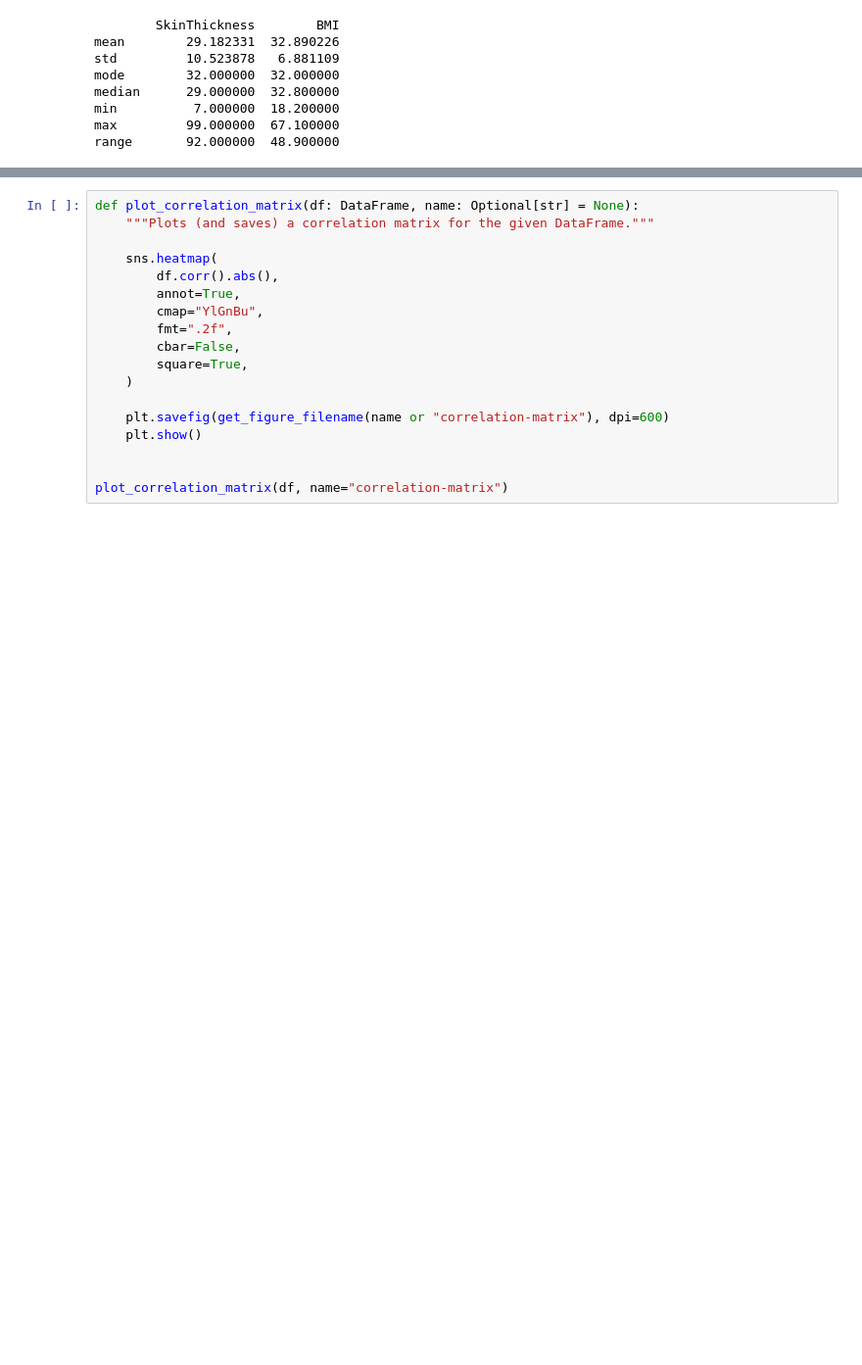
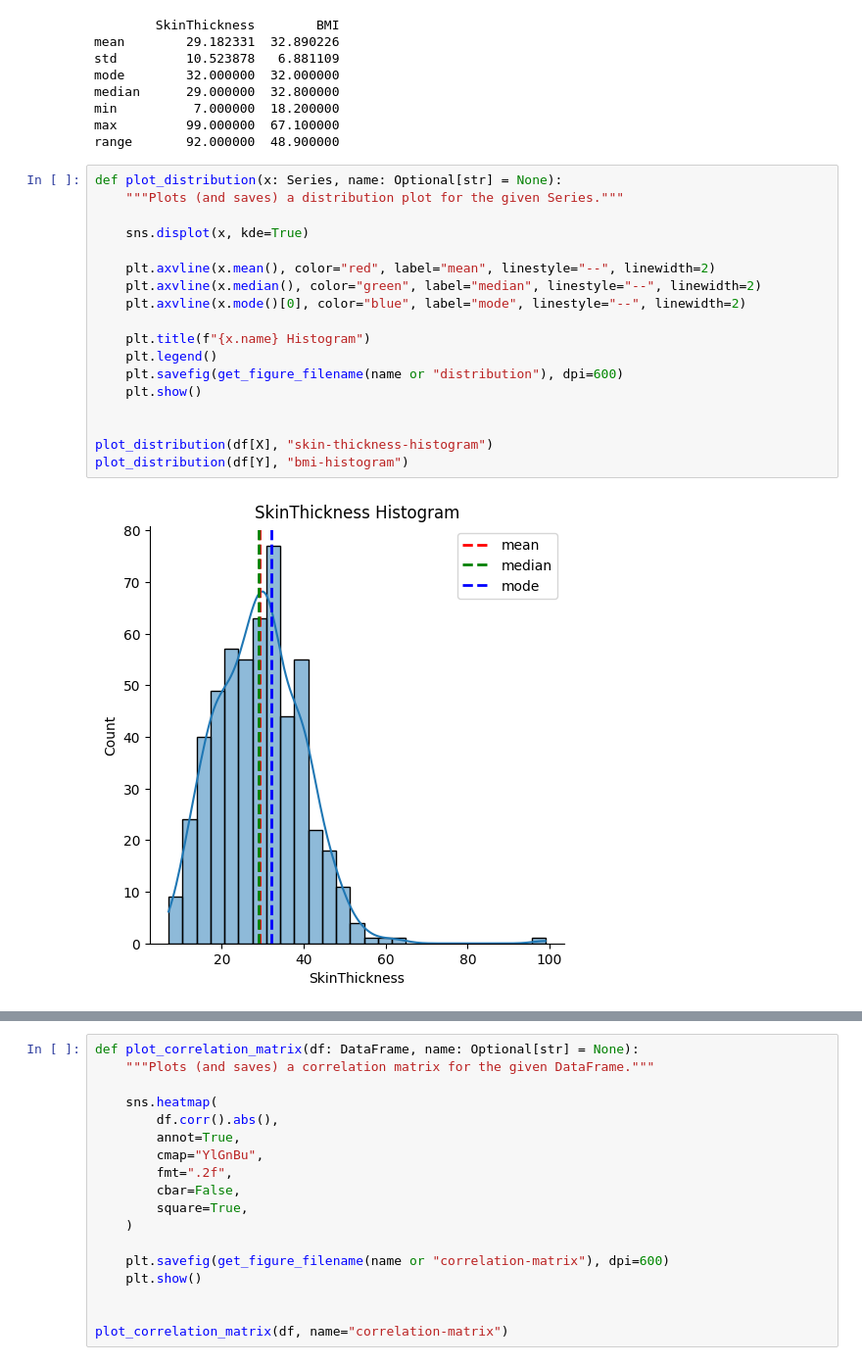
Before and after one commit to 000alen/minerva-cs, a Jupyter notebook: cs51-correlation-and-regression/Alen.ipynb, the cells around one changed output, grey strips where cells are left out. Shown: that part at 98% size. Saved outputs shown, nothing was run; the diff lists cells and outputs as text; blank space fills up the shorter version.

```diff
--- a/cs51-correlation-and-regression/Alen.ipynb
+++ b/cs51-correlation-and-regression/Alen.ipynb
@@ -60,3 +60,23 @@ median      29.000000  32.800000
 min          7.000000  18.200000
 max         99.000000  67.100000
 range       92.000000  48.900000
+# %%
+def plot_distribution(x: Series, name: Optional[str] = None):
+    """Plots (and saves) a distribution plot for the given Series."""
+
+    sns.displot(x, kde=True)
+
+    plt.axvline(x.mean(), color="red", label="mean", linestyle="--", linewidth=2)
+    plt.axvline(x.median(), color="green", label="median", linestyle="--", linewidth=2)
+    plt.axvline(x.mode()[0], color="blue", label="mode", linestyle="--", linewidth=2)
+
+    plt.title(f"{x.name} Histogram")
+    plt.legend()
+    plt.savefig(get_figure_filename(name or "distribution"), dpi=600)
+    plt.show()
+
+
+plot_distribution(df[X], "skin-thickness-histogram")
+plot_distribution(df[Y], "bmi-histogram")
+# %% [output]
+[figure, added]
```
Also changed, not shown: parts of 1 cell of this notebook, 12 other files.
